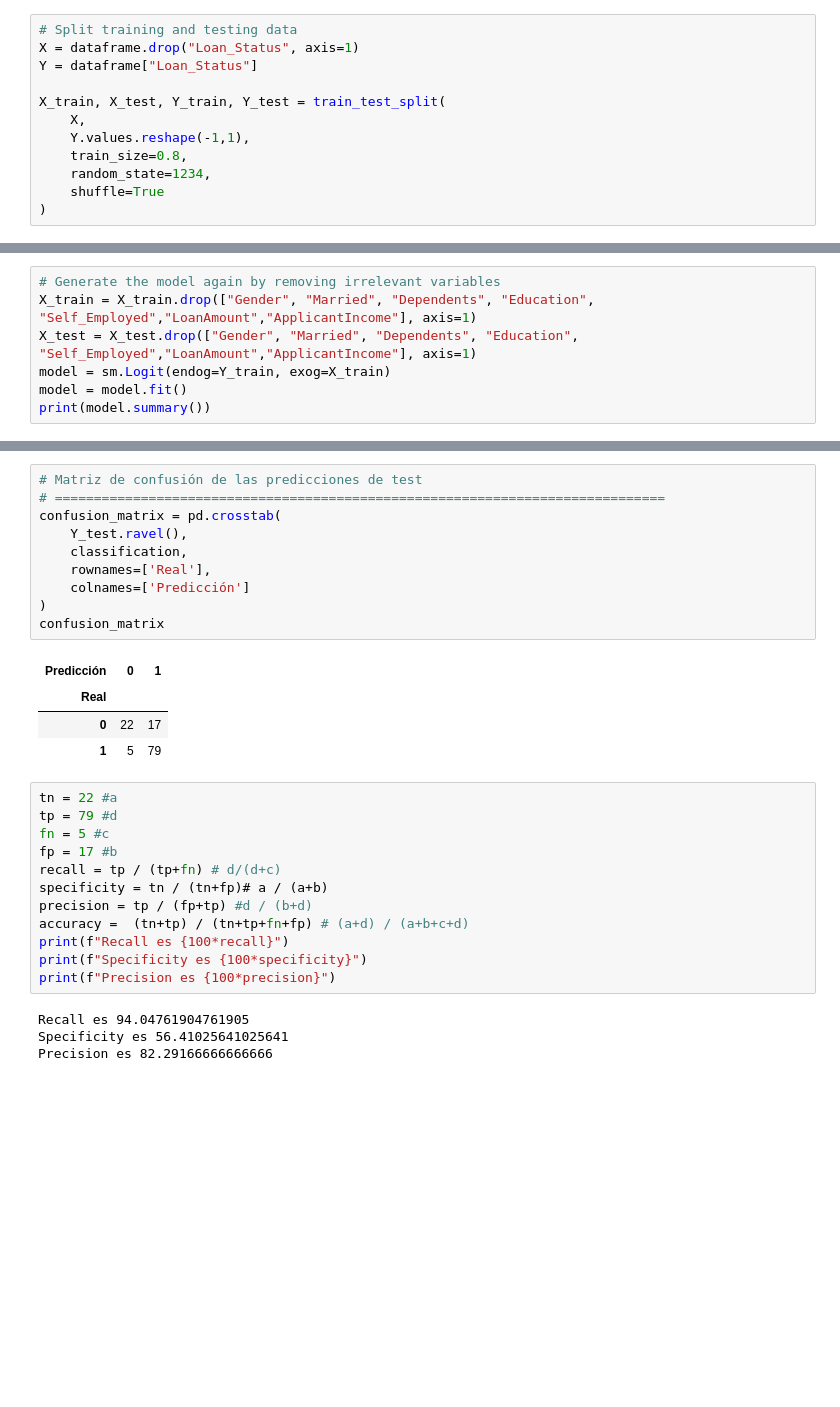
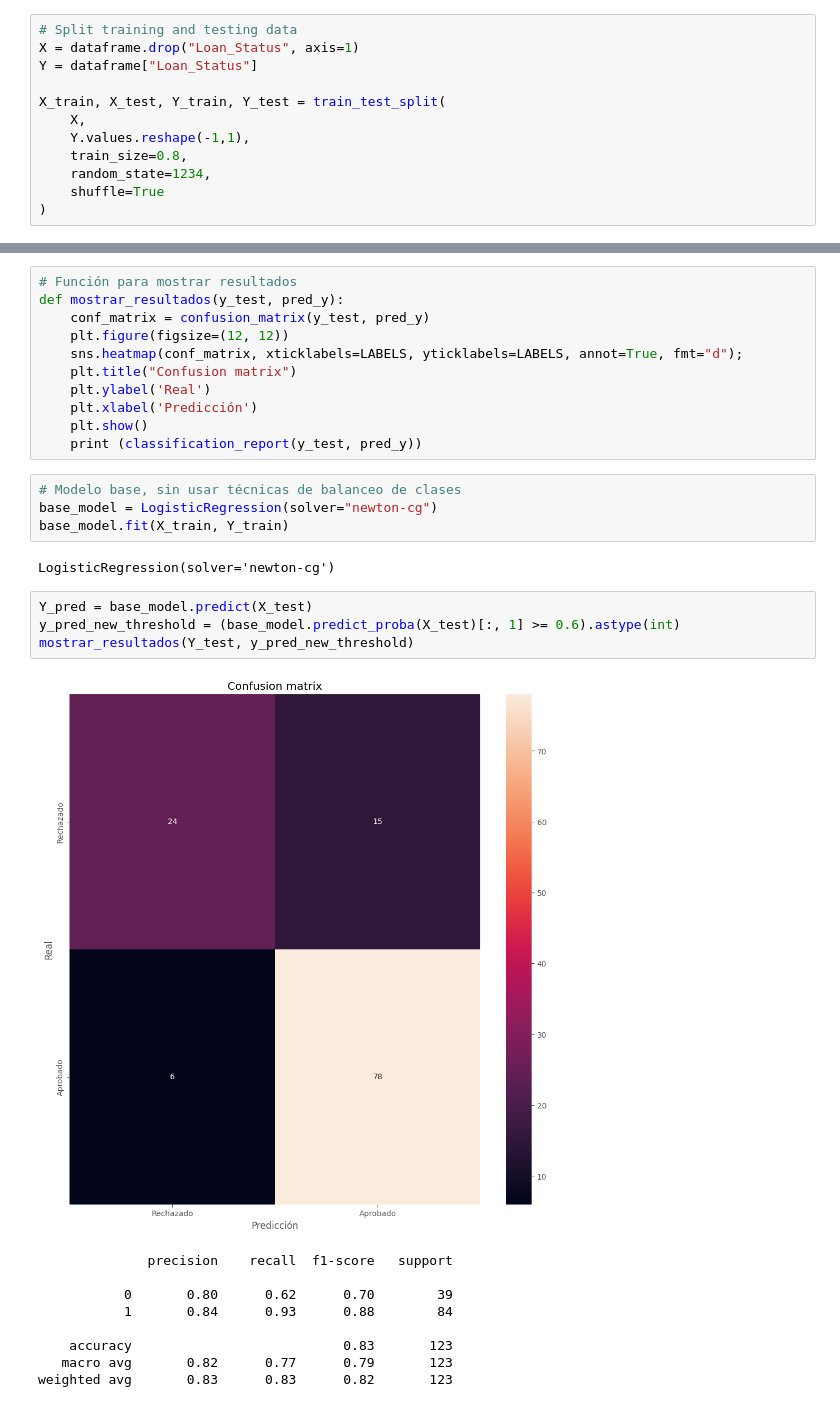
Before and after one commit to seb2022/impelia_general, a Jupyter notebook: logistic_regression.ipynb, the cells around one changed output, grey strips where cells are left out. Drawn from its saved outputs; the diff is of its cells as text; blank space fills up the shorter version.

Commit message:
Changed the model to use sklearn and leverage classes balancing

```diff
--- a/logistic_regression.ipynb
+++ b/logistic_regression.ipynb
@@ -184,7 +66,0 @@ Accuracy es 82.11382113821138
-# %%
-# Generate the model again by removing irrelevant variables
-X_train = X_train.drop(["Gender", "Married", "Dependents", "Education", "Self_Employed","LoanAmount","ApplicantIncome"], axis=1)
-X_test = X_test.drop(["Gender", "Married", "Dependents", "Education", "Self_Employed","LoanAmount","ApplicantIncome"], axis=1)
-model = sm.Logit(endog=Y_train, exog=X_train)
-model = model.fit()
-print(model.summary())
@@ -222,31 +67,31 @@ El accuracy de test es: 82.11382113821138%
-# %%
-# Matriz de confusión de las predicciones de test
-# ==============================================================================
-confusion_matrix = pd.crosstab(
-    Y_test.ravel(),
-    classification,
-    rownames=['Real'],
-    colnames=['Predicción']
-)
-confusion_matrix
-# %% [output]
-| Predicción | 0 | 1 |
-| Real |  |  |
-| 0 | 22 | 17 |
-| 1 | 5 | 79 |
-# %%
-tn = 22 #a
-tp = 79 #d
-fn = 5 #c
-fp = 17 #b
-recall = tp / (tp+fn) # d/(d+c)
-specificity = tn / (tn+fp)# a / (a+b)
-precision = tp / (fp+tp) #d / (b+d)
-accuracy =  (tn+tp) / (tn+tp+fn+fp) # (a+d) / (a+b+c+d)
-print(f"Recall es {100*recall}")
-print(f"Specificity es {100*specificity}")
-print(f"Precision es {100*precision}")
-# %% [output]
-Recall es 94.04761904761905
-Specificity es 56.41025641025641
-Precision es 82.29166666666666
+# %%
+# Función para mostrar resultados
+def mostrar_resultados(y_test, pred_y):
+    conf_matrix = confusion_matrix(y_test, pred_y)
+    plt.figure(figsize=(12, 12))
+    sns.heatmap(conf_matrix, xticklabels=LABELS, yticklabels=LABELS, annot=True, fmt="d");
+    plt.title("Confusion matrix")
+    plt.ylabel('Real')
+    plt.xlabel('Predicción')
+    plt.show()
+    print (classification_report(y_test, pred_y))
+# %%
+# Modelo base, sin usar técnicas de balanceo de clases
+base_model = LogisticRegression(solver="newton-cg")
+base_model.fit(X_train, Y_train)
+# %% [output]
+LogisticRegression(solver='newton-cg')
+# %%
+Y_pred = base_model.predict(X_test)
+y_pred_new_threshold = (base_model.predict_proba(X_test)[:, 1] >= 0.6).astype(int)
+mostrar_resultados(Y_test, y_pred_new_threshold)
+# %% [output]
+[figure, added]
+              precision    recall  f1-score   support
+
+           0       0.80      0.62      0.70        39
+           1       0.84      0.93      0.88        84
+
+    accuracy                           0.83       123
+   macro avg       0.82      0.77      0.79       123
+weighted avg       0.83      0.83      0.82       123
```
Also changed, not shown: parts of 12 cells of this notebook.
